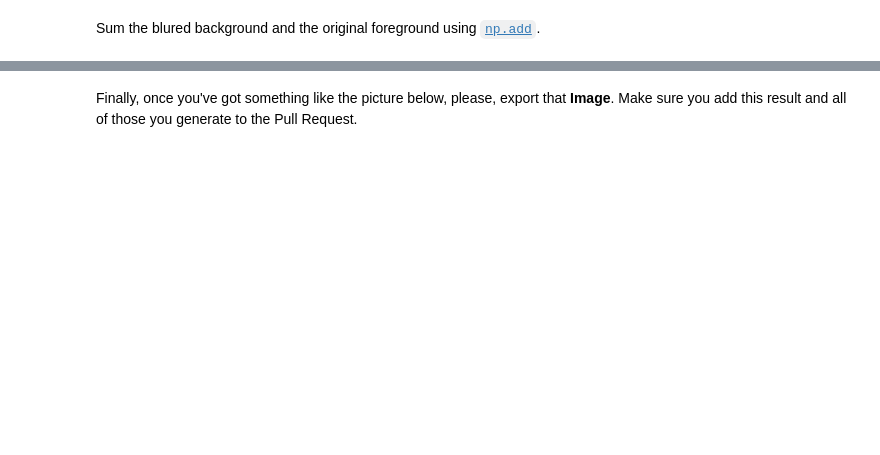
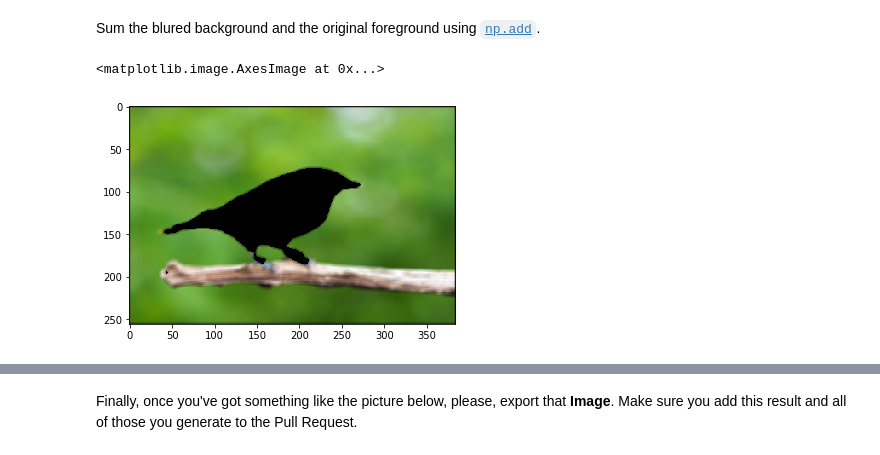
Before and after one commit to blancalluch/ImageSegmentation, a Jupyter notebook: main.ipynb, the cells around one changed output, grey strips where cells are left out. Cells and saved outputs as stored; diff of their text form; code cells hidden in the pictures; blank space fills up the shorter version.

```diff
--- a/main.ipynb
+++ b/main.ipynb
@@ -330,0 +333,5 @@ Sum the blured background and the original foreground using [`np.add`](https://n
+# %%
+plt.imshow(blurred_bg)
+# %% [output]
+<matplotlib.image.AxesImage at 0x...>
+[figure, added]
```
Also changed, not shown: parts of 20 cells of this notebook, 1 other file.
